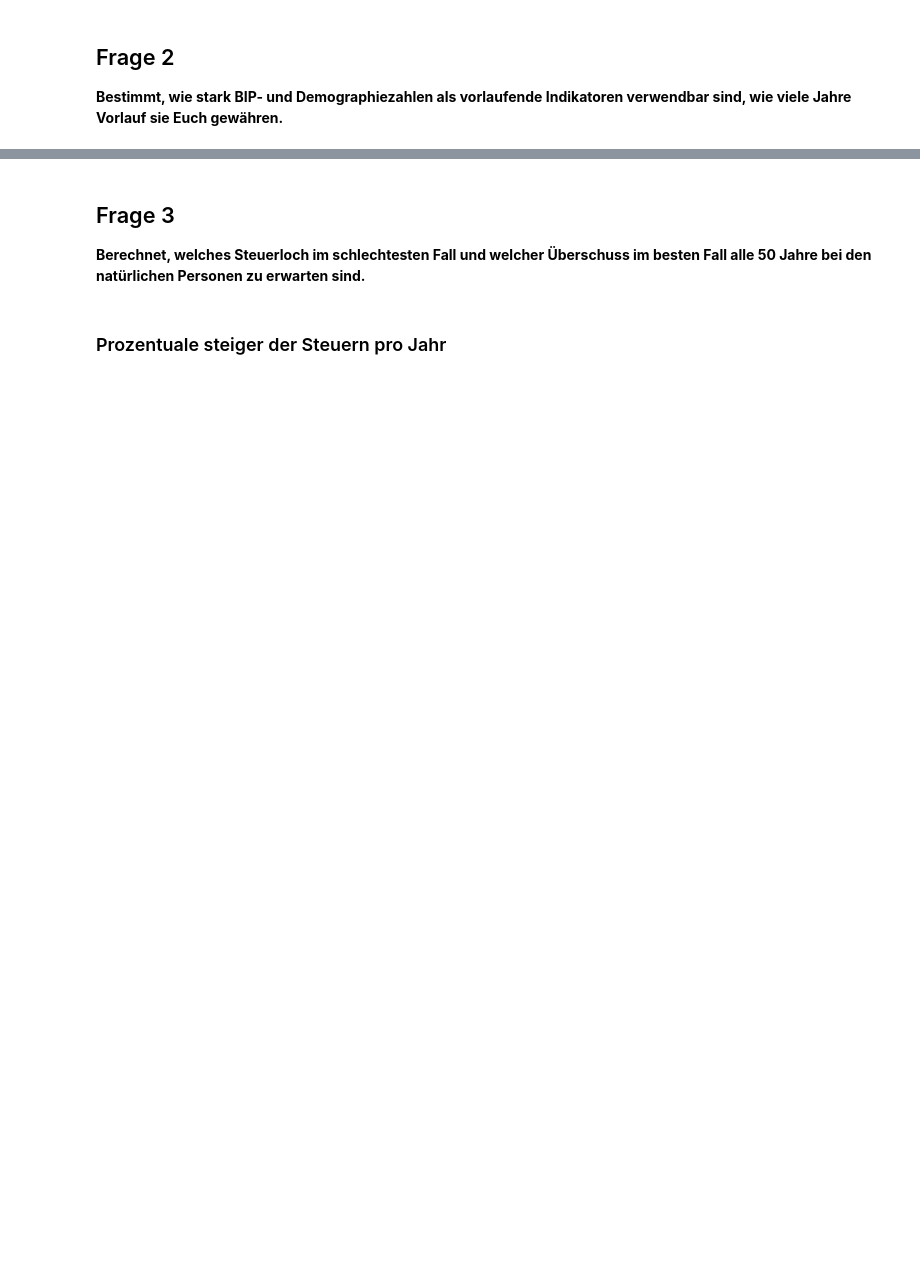
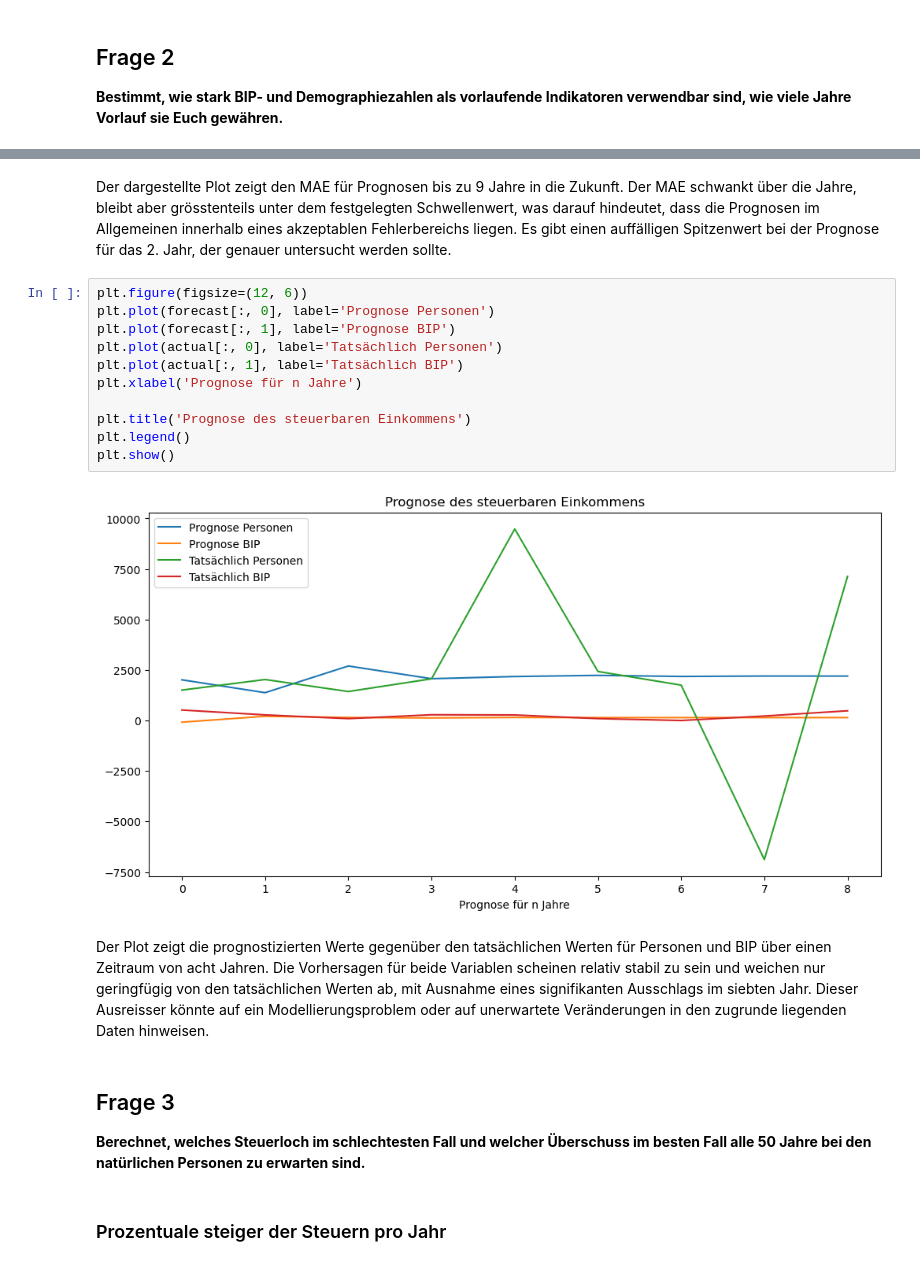
Before and after one commit to alexschillingfhnw/spz-omc, a Jupyter notebook: Notebooks/omc_sonnenberg.ipynb, the cells around one changed output, grey strips where cells are left out. Drawn from its saved outputs; the diff is of its cells as text; blank space fills up the shorter version.

```diff
--- a/Notebooks/omc_sonnenberg.ipynb
+++ b/Notebooks/omc_sonnenberg.ipynb
@@ -516,3 +660,20 @@ Wir sehen dass auf einen 5 Jahres Lag das BIP_SO aussagekräftiger ist als die P
+# %% [markdown]
+Der dargestellte Plot zeigt den MAE für Prognosen bis zu 9 Jahre in die Zukunft. Der MAE schwankt über die Jahre, bleibt aber grösstenteils unter dem festgelegten Schwellenwert, was darauf hindeutet, dass die Prognosen im Allgemeinen innerhalb eines akzeptablen Fehlerbereichs liegen. Es gibt einen auffälligen Spitzenwert bei der Prognose für das 2. Jahr, der genauer untersucht werden sollte.
+# %%
+plt.figure(figsize=(12, 6))
+plt.plot(forecast[:, 0], label='Prognose Personen')
+plt.plot(forecast[:, 1], label='Prognose BIP')
+plt.plot(actual[:, 0], label='Tatsächlich Personen')
+plt.plot(actual[:, 1], label='Tatsächlich BIP')
+plt.xlabel('Prognose für n Jahre')
+
+plt.title('Prognose des steuerbaren Einkommens')
+plt.legend()
+plt.show()
+# %% [output]
+[figure, added]
+# %% [markdown]
+Der Plot zeigt die prognostizierten Werte gegenüber den tatsächlichen Werten für Personen und BIP über einen Zeitraum von acht Jahren. Die Vorhersagen für beide Variablen scheinen relativ stabil zu sein und weichen nur geringfügig von den tatsächlichen Werten ab, mit Ausnahme eines signifikanten Ausschlags im siebten Jahr. Dieser Ausreisser könnte auf ein Modellierungsproblem oder auf unerwartete Veränderungen in den zugrunde liegenden Daten hinweisen.
 # %% [markdown]
 ## Frage 3
 
```
Also changed, not shown: parts of 51 cells of this notebook.
